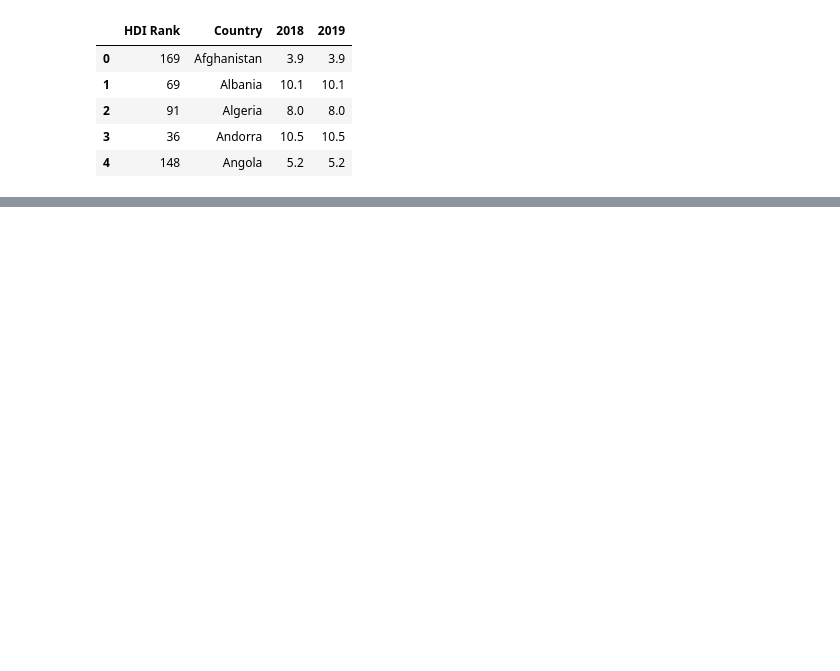
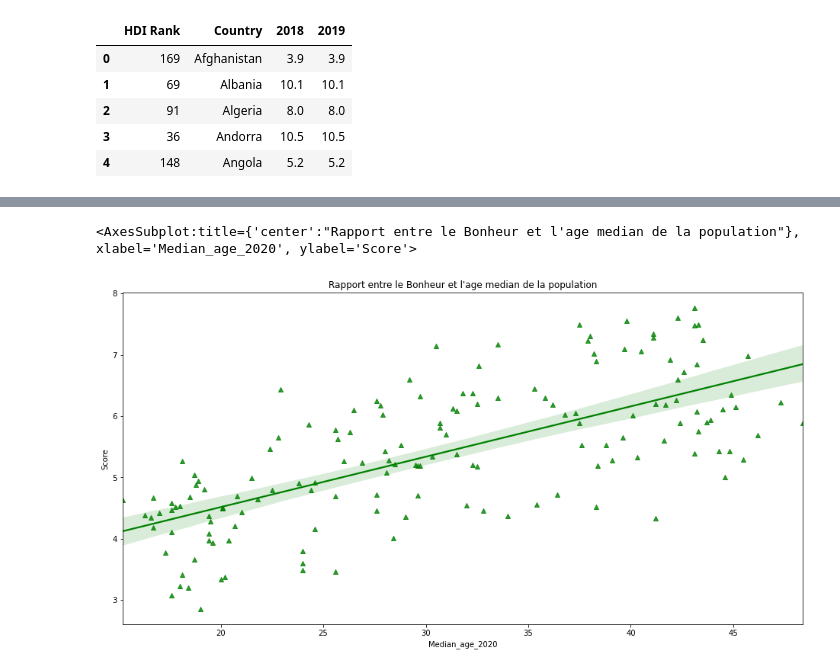
Before and after one commit to bourydamien/Projet_bonheur, a Jupyter notebook: Rapport_bonheur.ipynb, the cells around one changed output, grey strips where cells are left out. Saved outputs shown, nothing was run; the diff lists cells and outputs as text; code cells hidden in the pictures; blank space fills up the shorter version.

```diff
--- a/Rapport_bonheur.ipynb
+++ b/Rapport_bonheur.ipynb
@@ -576,0 +730,7 @@ dfb.to_csv('bonheur_avec_meanyearschooling.csv', index=False)
+# %%
+plt.figure(figsize=(16,8))
+plt.title("Rapport entre le Bonheur et l'age median de la population" )
+sns.regplot(data=merged_dfage[['Median_age_2020','Score' ]], x='Median_age_2020',y='Score', marker='^', color='green')
+# %% [output]
+<AxesSubplot:title={'center':"Rapport entre le Bonheur et l'age median de la population"}, xlabel='Median_age_2020', ylabel='Score'>
+[figure, added]
```
Also changed, not shown: parts of 61 cells of this notebook, 3 other files.
